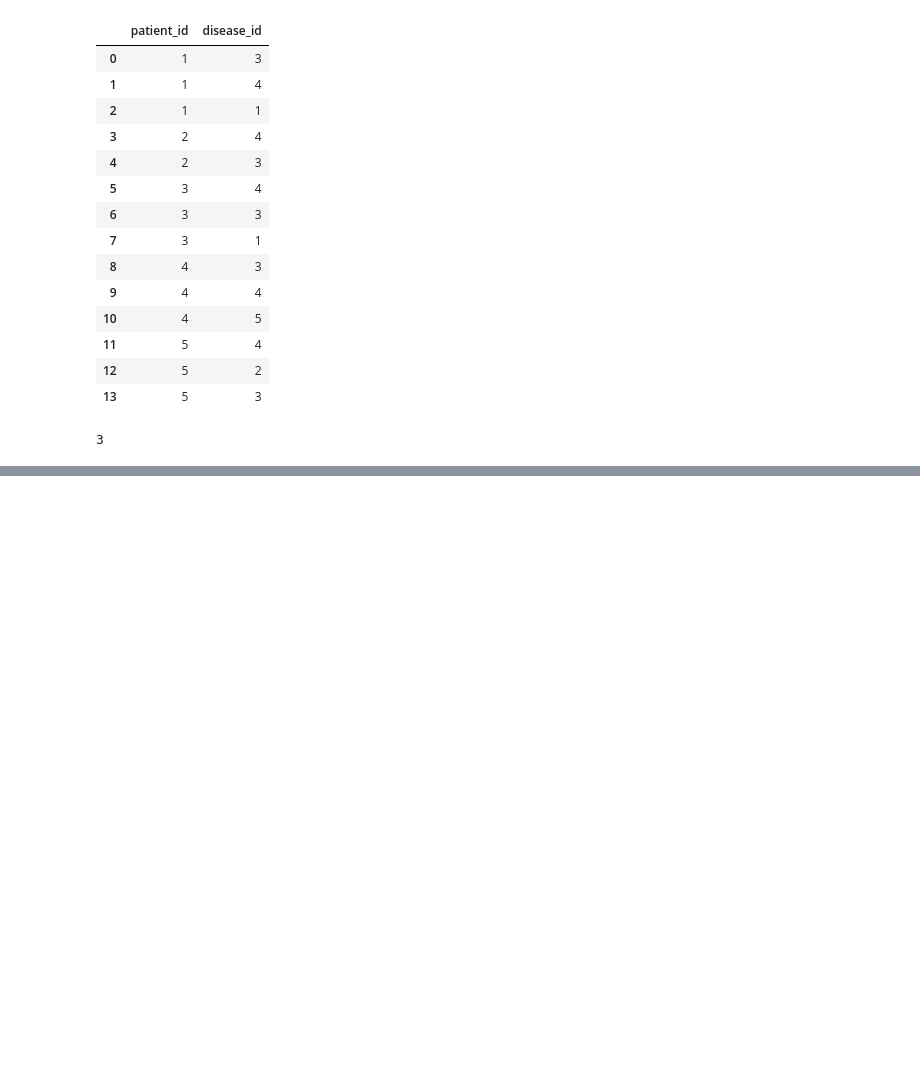
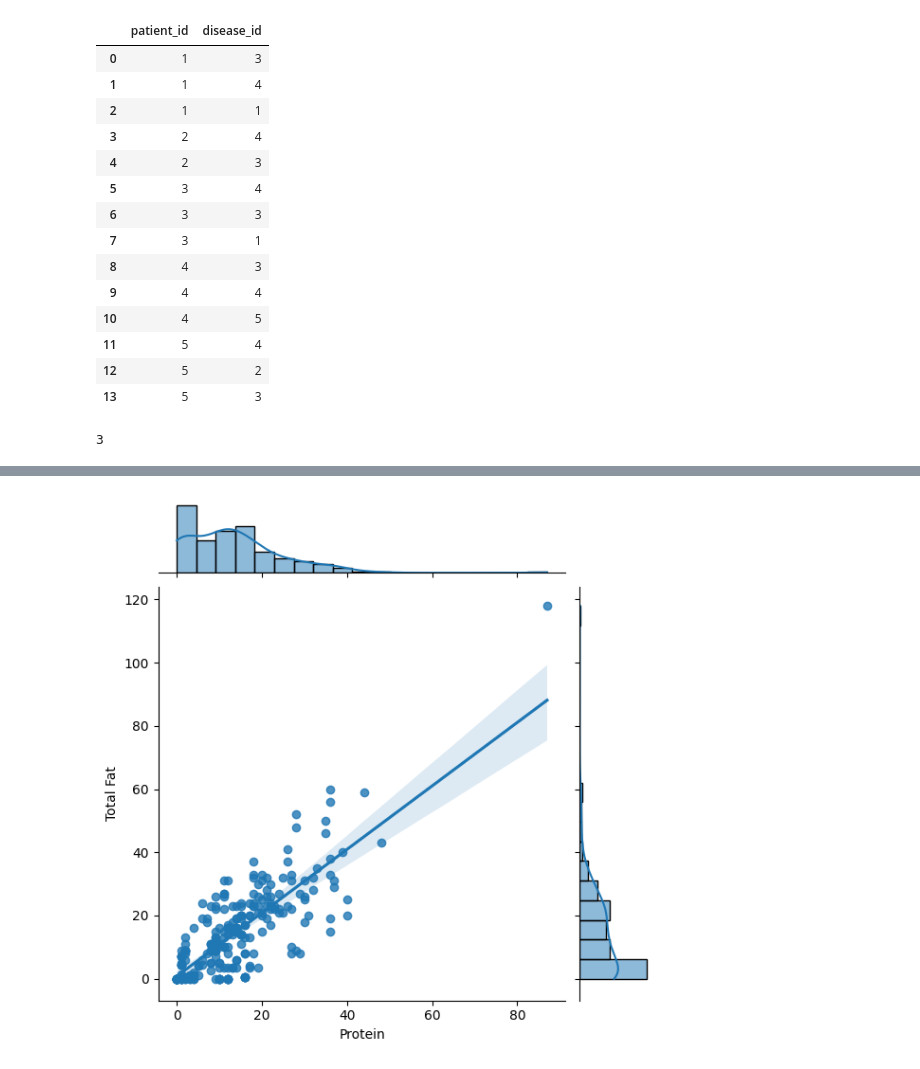
Before and after one commit to Yasir-4/data-science-practice, a Jupyter notebook: practice_2.ipynb, the cells around one changed output, grey strips where cells are left out. Cells and saved outputs as stored; diff of their text form; code cells hidden in the pictures; blank space fills up the shorter version.

```diff
--- a/practice_2.ipynb
+++ b/practice_2.ipynb
@@ -2785,0 +2867,4 @@ conn.close()
+# %%
+plot = sns.jointplot(x="Protein", y="Total Fat", data=mac_df, kind="reg")
+# %% [output]
+[figure, added]
```
Also changed, not shown: parts of 13 cells of this notebook.
